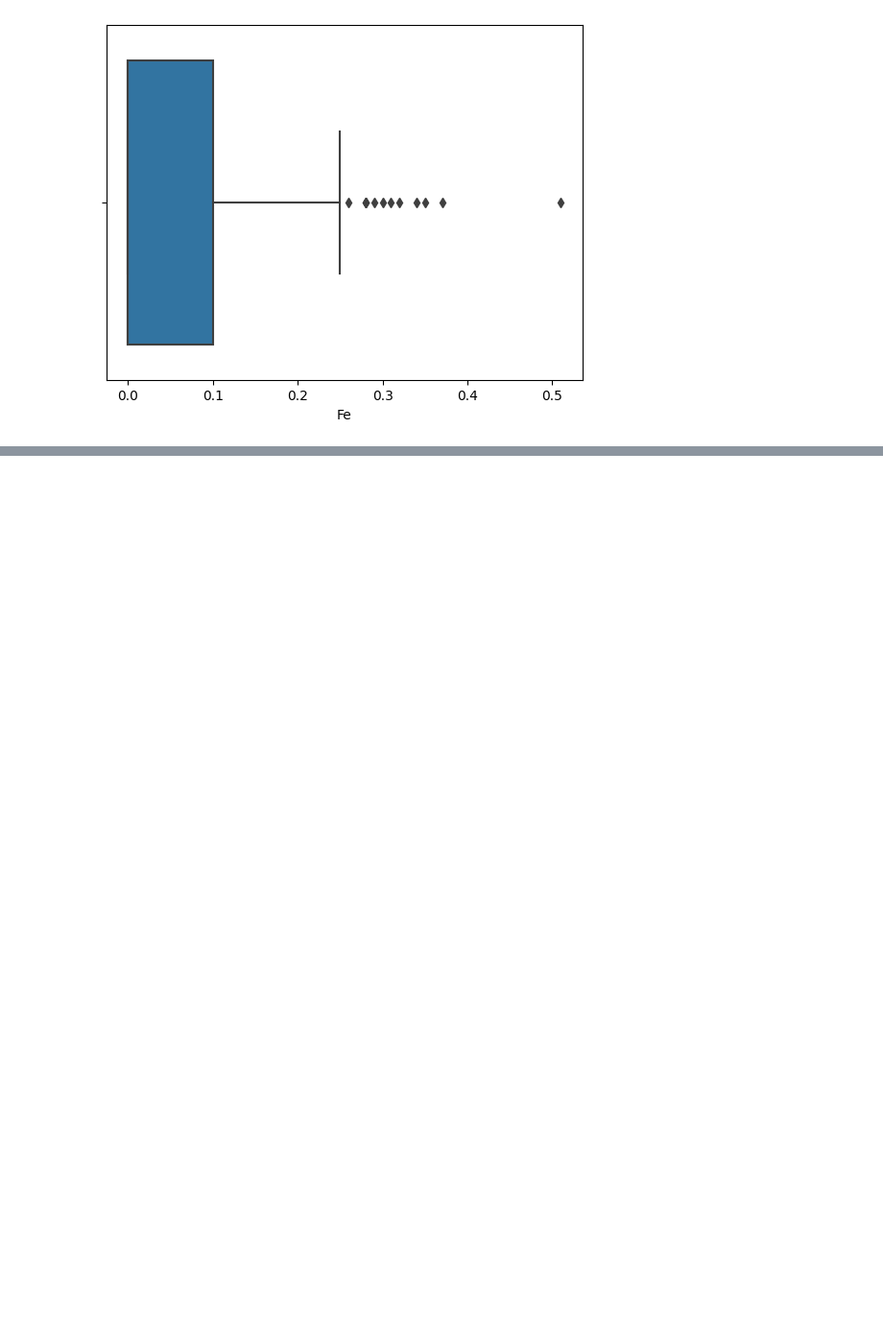
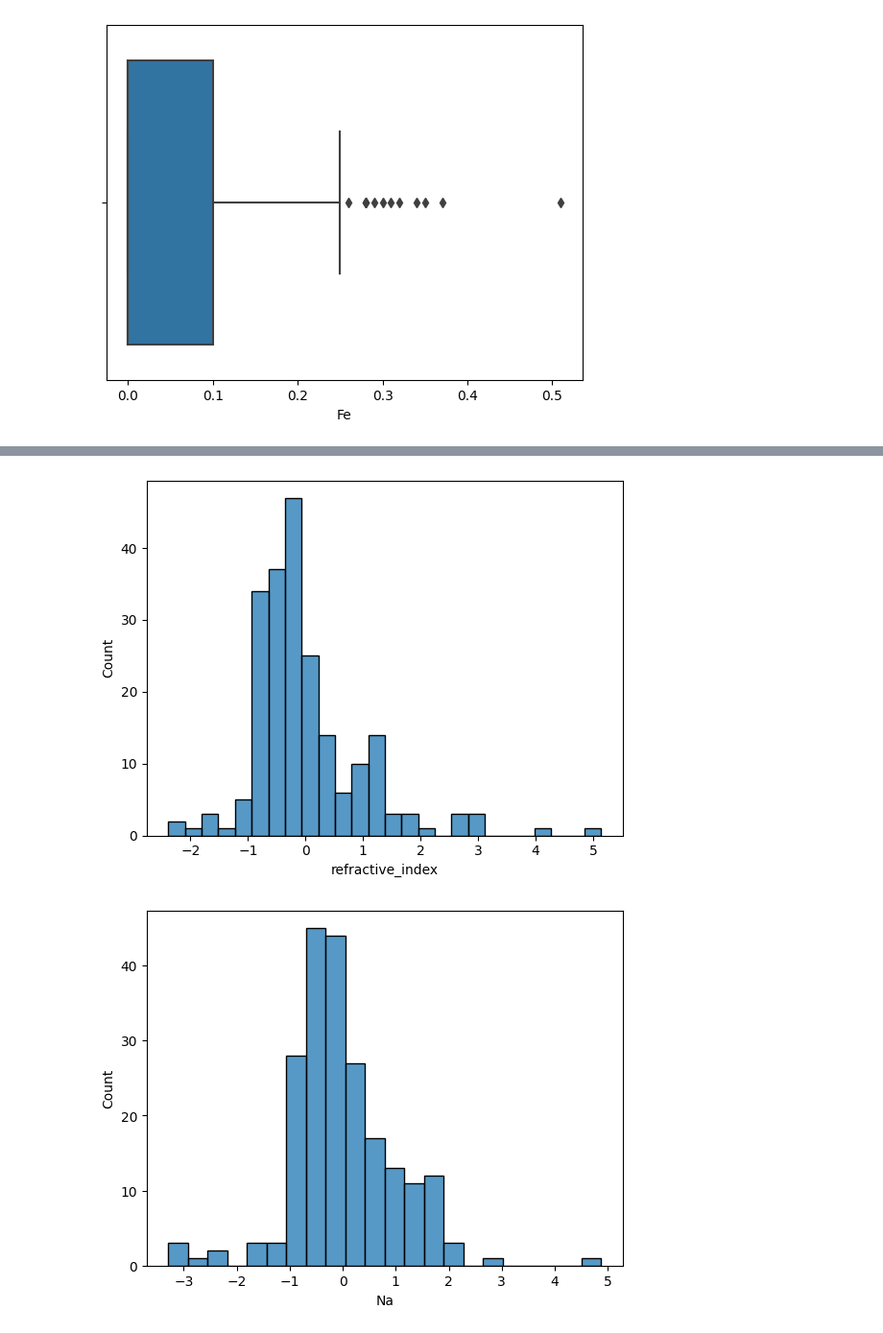
Before and after one commit to dagartga/Applied-Predictive-Modeling, a Jupyter notebook: notebooks/chapter_3.ipynb, the cells around one changed output, grey strips where cells are left out. Shown at 96% size. Saved outputs shown, nothing was run; the diff lists cells and outputs as text; code cells hidden in the pictures; blank space fills up the shorter version.

```diff
--- a/notebooks/chapter_3.ipynb
+++ b/notebooks/chapter_3.ipynb
@@ -54,0 +61,15 @@ for col in df.columns[1:-1]:
+# %%
+# center and scale the data using StandardScaler
+scaled_df = pd.DataFrame(columns=df.columns, index=df.index)
+
+for col in df.columns[1:-1]:
+
+    temp_array = np.array(df[col])
+    temp_array = temp_array.reshape(-1, 1)
+    scaler = StandardScaler()
+    scaler.fit(temp_array)
+    scaled_df[col] = scaler.transform(temp_array)
+
+scaled_df['id'] = df['id']
+scaled_df['glass_type'] = df['glass_type']
+scaled_df.head()
@@ -54,0 +83,7 @@ for col in df.columns[1:-1]:
+# %%
+for col in df.columns[1:-1]:
+    sns.histplot(x=scaled_df[col])
+    plt.show()
+# %% [output]
+[figure, added]
+[figure, added]
```
Also changed, not shown: parts of 19 cells of this notebook.
